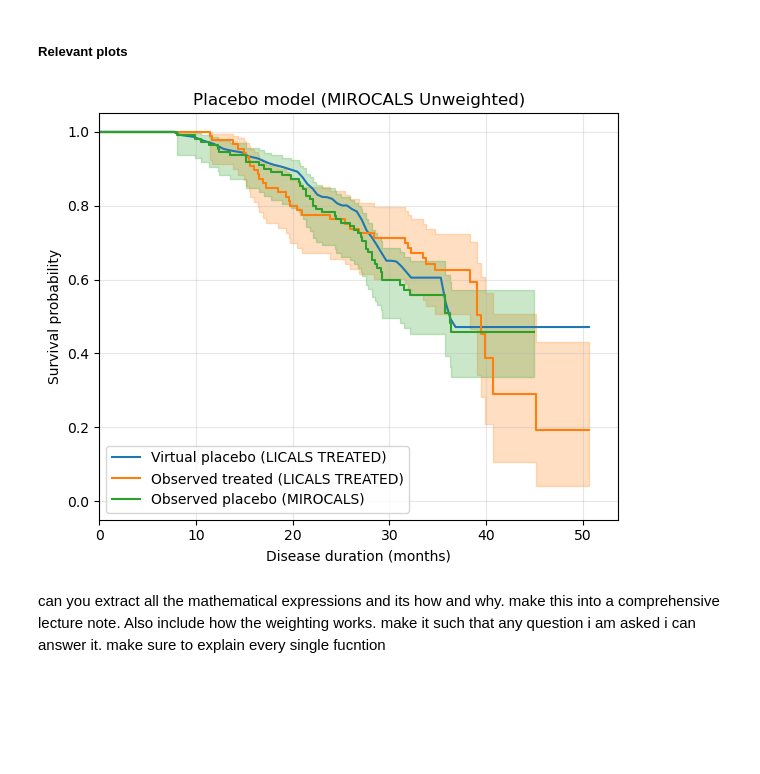
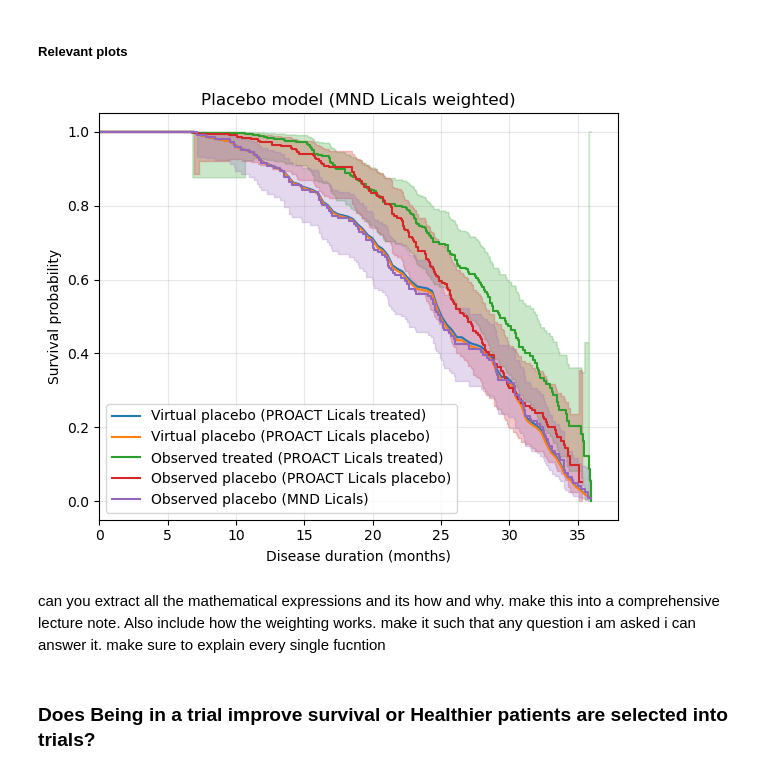
Before and after one commit to Uzoemeka/All_ALS_Data, a Jupyter notebook: 8.3_Using_only_cox_ph_model_with_weight_options.ipynb, the cells around one changed output. Drawn from its saved outputs; the diff is of its cells as text; code cells hidden in the pictures; blank space fills up the shorter version.

```diff
--- a/8.3_Using_only_cox_ph_model_with_weight_options.ipynb
+++ b/8.3_Using_only_cox_ph_model_with_weight_options.ipynb
@@ -2161,5 +2283,5 @@ def plot_virtual_placebo_vs_treated_and_placebo(
 # %%
-dat_set = comb_weight[comb_weight['Study_Arm_Placebo'] == 1]
+popn_pla = df_mnd_proact_lica_trt[df_mnd_proact_lica_trt['Study_Arm_Placebo'] == 1].copy()
 
 covariates = ["Age", "Sex_Male", "Diagnostic_Delay", "Onset_Limb"]
 forced_vars = ["Age", "Sex_Male", "Diagnostic_Delay", "Onset_Limb"]
@@ -2168,10 +2290,10 @@ t0_months = 20
 n_boot_full_strategy = 10
 seed_rand = 4
 
-weight_col = None
-# weight_col = "weight"
+# weight_col = None
+weight_col = "weight"
 
-dev = prep_df(dat_set, covariates, weight_col=weight_col)
+dev = prep_df(popn_pla, covariates, weight_col=weight_col)
 
 res_strategy, diag, model_best_full, boot_coefs = full_strategy_bootstrap_validation_corrected(
     df_full=dev,
@@ -2179,7 +2301,7 @@ res_strategy, diag, model_best_full, boot_coefs = full_strategy_bootstrap_valida
     hard_include=forced_vars,
     hard_exclude=None,
     t0_months=t0_months,
-    n_boot=5,
+    n_boot=n_boot_full_strategy,
     random_state=seed_rand,
     weight_col=weight_col,
     robust=True,
@@ -2192,6 +2321,8 @@ Best model on full data: ['Age', 'Sex_Male', 'Diagnostic_Delay', 'Onset_Limb']
 # %%
-ext_df = comb_weight[comb_weight["Study_Arm_Placebo"] == 0].copy()
-ext = prep_df(ext_df, covariates, weight_col=weight_col)
+trial_trt = df_mnd_proact_lica_trt[df_mnd_proact_lica_trt["Study_Arm_Placebo"] == 0].copy()
+trial_pla = df_mnd_proact_lica_pla[df_mnd_proact_lica_pla['data'] == "proact_lica_pla"].copy()
+
+ext = prep_df(trial_pla, covariates, weight_col=weight_col)
 
 vars_final = res_strategy.best_vars_full
 
@@ -2292,42 +2423,46 @@ EXTERNAL VALIDATION SUMMARY
 # %% [markdown]
 ##### **Relevant plots**
 # %%
-dev_placebo_df = prep_df(dat_set.copy(), covariates, weight_col=weight_col)
-obs_treated_df = prep_df(ext_df.copy(), covariates, weight_col=weight_col)
-obs_placebo_df = prep_df(dat_set.copy(), covariates, weight_col=weight_col)
+dev_placebo_df = prep_df(popn_pla.copy(), covariates, weight_col=weight_col)
+trial_treated_df = prep_df(trial_trt.copy(), covariates, weight_col=weight_col)
+trial_placebo_df = prep_df(trial_pla.copy(), covariates, weight_col=weight_col)
+reg_placebo_df = prep_df(popn_pla.copy(), covariates, weight_col=weight_col)
 
 model_placebo, dev_placebo_used = fit_cox_model(
     dev_placebo_df,
     covariates=res_strategy.best_vars_full,
     weight_col=weight_col,
     time_col="Disease_Duration",
     event_col="Event",
     robust=True,
 )
 
-time_max = max(dev_placebo_used["Disease_Duration"].max(), obs_treated_df["Disease_Duration"].max())
+time_max = max(dev_placebo_used["Disease_Duration"].max(), trial_treated_df["Disease_Duration"].max())
 time_grid = np.linspace(0.05, time_max, 100)
 
 shrinkage = uniform_shrinkage_from_slope(res_strategy.slope_corr)
 
 plot_virtual_placebo_vs_treated_and_placebo(
-    model_placebo=model_placebo,
-    treated_df=obs_treated_df,
-    placebo_df=obs_placebo_df,
-    vars_final=res_strategy.best_vars_full,
-    time_grid=time_grid,
-    shrinkage=shrinkage,
-    x_max= time_max + 3,
-    weight_col=weight_col,
-    model_data='(MIROCALS Unweighted)',
-    applied_data='LICALS TREATED',
-    obs_treated='LICALS TREATED',
-    obs_placebo='MIROCALS',
+    model_placebo = model_placebo,
+    trial_treated_df = trial_treated_df,
+    trial_placebo_df = trial_placebo_df,
+    reg_placebo_df = reg_placebo_df,
+    vars_final = res_strategy.best_vars_full,
+    time_grid = time_grid,
+    shrinkage = shrinkage,
+    x_max = time_max + 2,
+    weight_col = weight_col,
+    model_data='(MND Licals weighted)',
+    applied_trial_trt='PROACT Licals treated',
+    applied_trial_pla='PROACT Licals placebo',
+    obs_trial_treated='PROACT Licals treated',
+    obs_trial_placebo = "PROACT Licals placebo",
+    obs_reg_placebo='MND Licals',
     fig_max = 6,
     fig_min = 5,
 )
 # %% [output]
-[figure, old version]
+[figure, new version]
 # %% [markdown]
 can you extract all the mathematical expressions and its how and why. make this into a comprehensive lecture note. Also include how the weighting works. make it such that any question i am asked i can answer it. make sure to explain every single fucntion
 # %%
@@ -2363,3 +2498,5 @@ can you extract all the mathematical expressions and its how and why. make this
 #     show_45deg=True
 # )
 # plt.show()
+# %% [markdown]
+### **Does Being in a trial improve survival or Healthier patients are selected into trials?**
```
Also changed, not shown: parts of 85 cells of this notebook, 25 other files.
